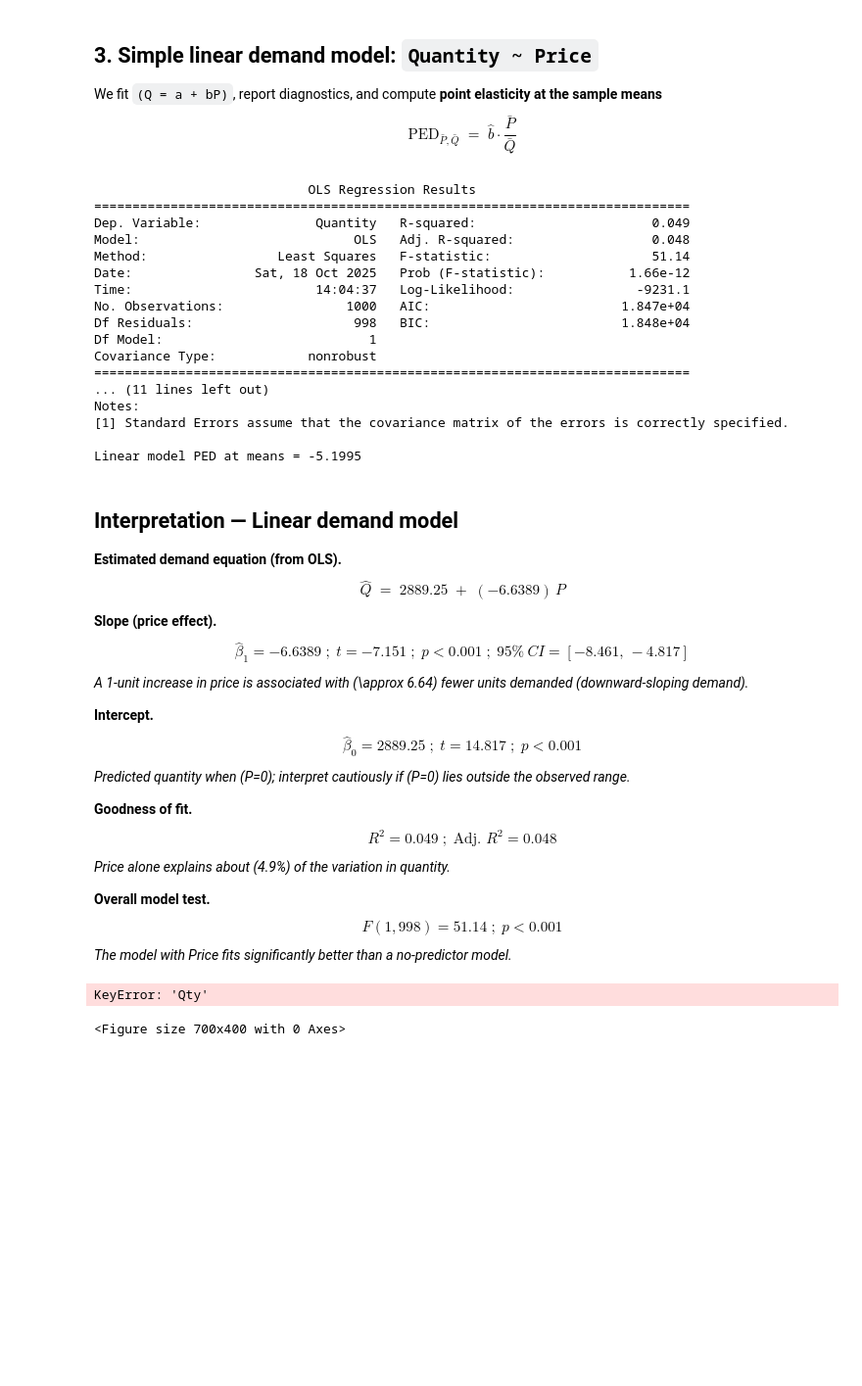
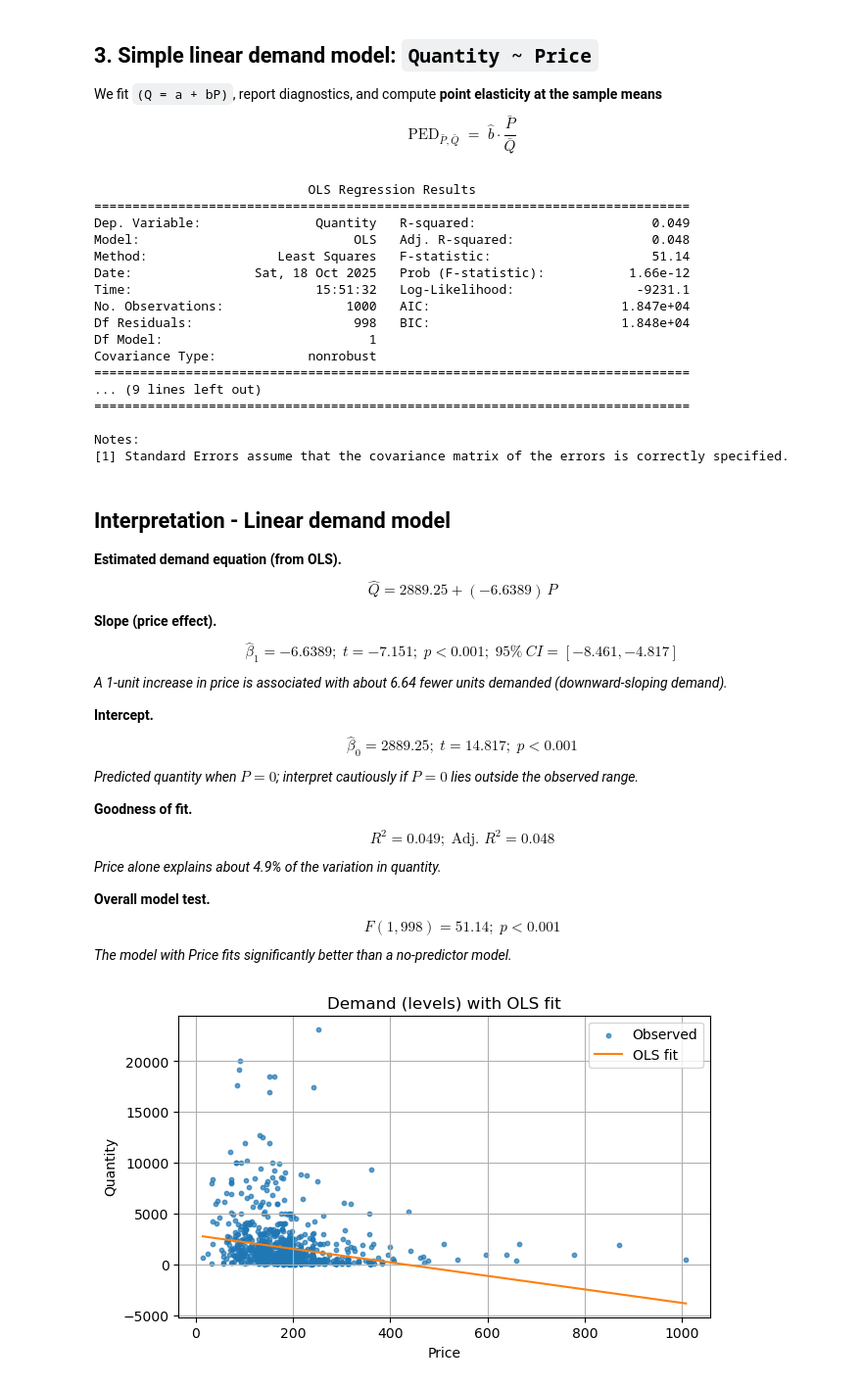
Before and after one commit to tinolinton/PED, a Jupyter notebook: final.ipynb, the cells around one changed output. Shown: that part at 98% size. Cells and saved outputs as stored; diff of their text form; code cells hidden in the pictures; blank space fills up the shorter version.

```diff
--- a/final.ipynb
+++ b/final.ipynb
@@ -167,15 +167,14 @@ $$
 \hat b \cdot \frac{\bar P}{\bar Q}
 $$
 # %%
-mod_lin = smf.ols('Quantity ~ Price', data=data_log).fit()
-print(mod_lin.summary())
-a, b = mod_lin.params['Intercept'], mod_lin.params['Price']
+lin_mod = smf.ols('Quantity ~ Price', data=data_log).fit()
+print(lin_mod.summary())
 
-# PED at sample means (point elasticity for linear demand)
-P_bar = data_log['lnPrice'].mean()
-Q_bar = data_log['lnQty'].mean()
+a = float(lin_mod.params['Intercept'])
+b = float(lin_mod.params['Price'])
+P_bar = data_log['Price'].mean()
+Q_bar = data_log['Quantity'].mean()
 ped_at_mean = b * (P_bar / Q_bar)
-print(f"\nLinear model PED at means = {ped_at_mean:.4f}")
 # %% [output]
                             OLS Regression Results
 ==============================================================================
@@ -183,60 +182,60 @@ Dep. Variable:               Quantity   R-squared:                       0.049
 Model:                            OLS   Adj. R-squared:                  0.048
 Method:                 Least Squares   F-statistic:                     51.14
 Date:                Sat, 18 Oct 2025   Prob (F-statistic):           1.66e-12
-Time:                        14:04:37   Log-Likelihood:                -9231.1
+Time:                        15:51:32   Log-Likelihood:                -9231.1
 No. Observations:                1000   AIC:                         1.847e+04
 Df Residuals:                     998   BIC:                         1.848e+04
 Df Model:                           1
 Covariance Type:            nonrobust
 ==============================================================================
-... (11 lines left out)
+... (9 lines left out)
+==============================================================================
+
 Notes:
 [1] Standard Errors assume that the covariance matrix of the errors is correctly specified.
-
-Linear model PED at means = -5.1995
 # %% [markdown]
-## Interpretation — Linear demand model
+## Interpretation - Linear demand model
 
 **Estimated demand equation (from OLS).**
 $$
-\widehat{Q} \;=\; 2889.25 \;+\; (-6.6389)\,P
+\widehat{Q} = 2889.25 + (-6.6389)\,P
 $$
 
 **Slope (price effect).**
 $$
-\hat{\beta}_1 = -6.6389 \;;\; t=-7.151 \;;\; p<0.001 \;;\; 95\%~CI=[-8.461,\,-4.817]
+\hat{\beta}_1 = -6.6389 ;\; t=-7.151 ;\; p<0.001 ;\; 95\%~CI=[-8.461,-4.817]
 $$
-*A 1-unit increase in price is associated with \(\approx 6.64\) fewer units demanded (downward-sloping demand).*
+*A 1-unit increase in price is associated with about 6.64 fewer units demanded (downward-sloping demand).*
 
 **Intercept.**
 $$
-\hat{\beta}_0 = 2889.25 \;;\; t=14.817 \;;\; p<0.001
+\hat{\beta}_0 = 2889.25 ;\; t=14.817 ;\; p<0.001
 $$
-*Predicted quantity when \(P=0\); interpret cautiously if \(P=0\) lies outside the observed range.*
+*Predicted quantity when $P=0$; interpret cautiously if $P=0$ lies outside the observed range.*
 
 **Goodness of fit.**
 $$
-R^2 = 0.049 \;;\; \text{Adj. }R^2 = 0.048
+R^2 = 0.049 ;\; \text{Adj. }R^2 = 0.048
 $$
-*Price alone explains about \(4.9\%\) of the variation in quantity.*
+*Price alone explains about 4.9% of the variation in quantity.*
 
 **Overall model test.**
 $$
-F(1,998) = 51.14 \;;\; p<0.001
+F(1,998) = 51.14 ;\; p<0.001
 $$
 *The model with Price fits significantly better than a no-predictor model.*
 # %%
 # Visual: levels with fitted line
 plt.figure()
-plt.scatter(data_log['Price'], data_log['Qty'], s=10, alpha=0.7)
+plt.scatter(data_log['Price'], data_log['Quantity'], s=10, alpha=0.7, label='Observed')
 x = np.linspace(data_log['Price'].min(), data_log['Price'].max(), 100)
 y_hat = a + b * x
-plt.plot(x, y_hat)
-plt.title("Demand (levels) with OLS fit")
-plt.xlabel("Price")
-plt.ylabel("Quantity")
+plt.plot(x, y_hat, color='tab:orange', label='OLS fit')
+plt.title('Demand (levels) with OLS fit')
+plt.xlabel('Price')
+plt.ylabel('Quantity')
+plt.legend()
 plt.show()
 # %% [output]
-KeyError: 'Qty'
-<Figure size 700x400 with 0 Axes>
+[figure, added]
 # %%
```
Also changed, not shown: parts of 11 cells of this notebook, 5 other files.
